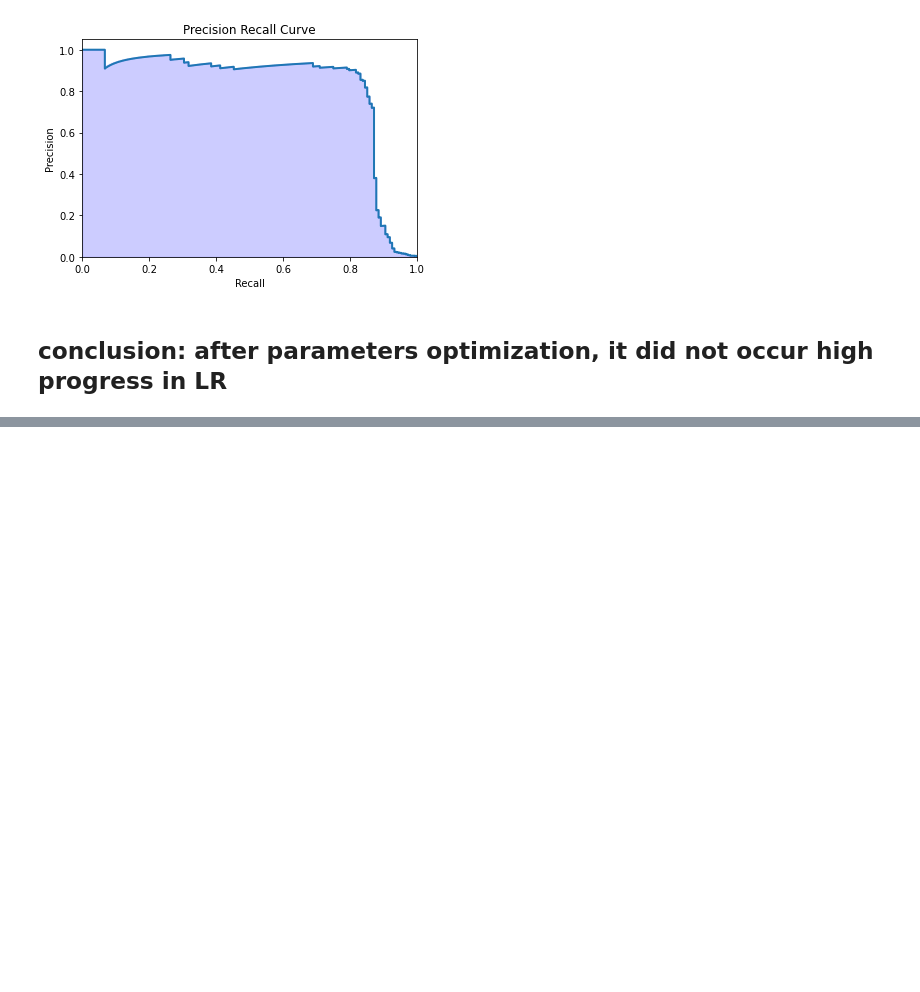
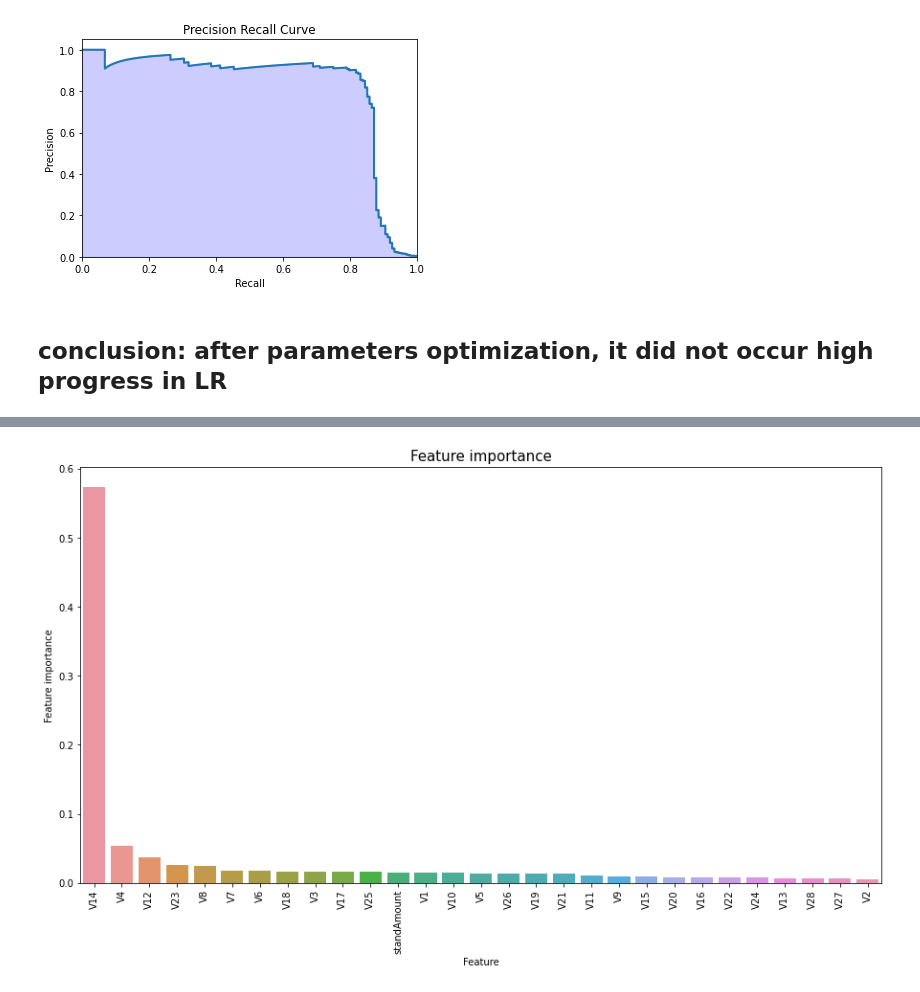
Before and after one commit to DuanLee2520/creditCardFraud, a Jupyter notebook: CCFraud.ipynb, the cells around one changed output, grey strips where cells are left out. Cells and saved outputs as stored; diff of their text form; code cells hidden in the pictures; blank space fills up the shorter version.

```diff
--- a/CCFraud.ipynb
+++ b/CCFraud.ipynb
@@ -368,0 +403,6 @@ Accuracy= 97.479%
+# %%
+fpr_xgb, tpr_xgb, t_xgb = fpr, tpr, t
+precision_xgb, recall_xgb, thresholds_xgb = precision, recall, thresholds
+plot_feature_importance(xgb_cf)
+# %% [output]
+[figure, added]
```
Also changed, not shown: parts of 29 cells of this notebook.
